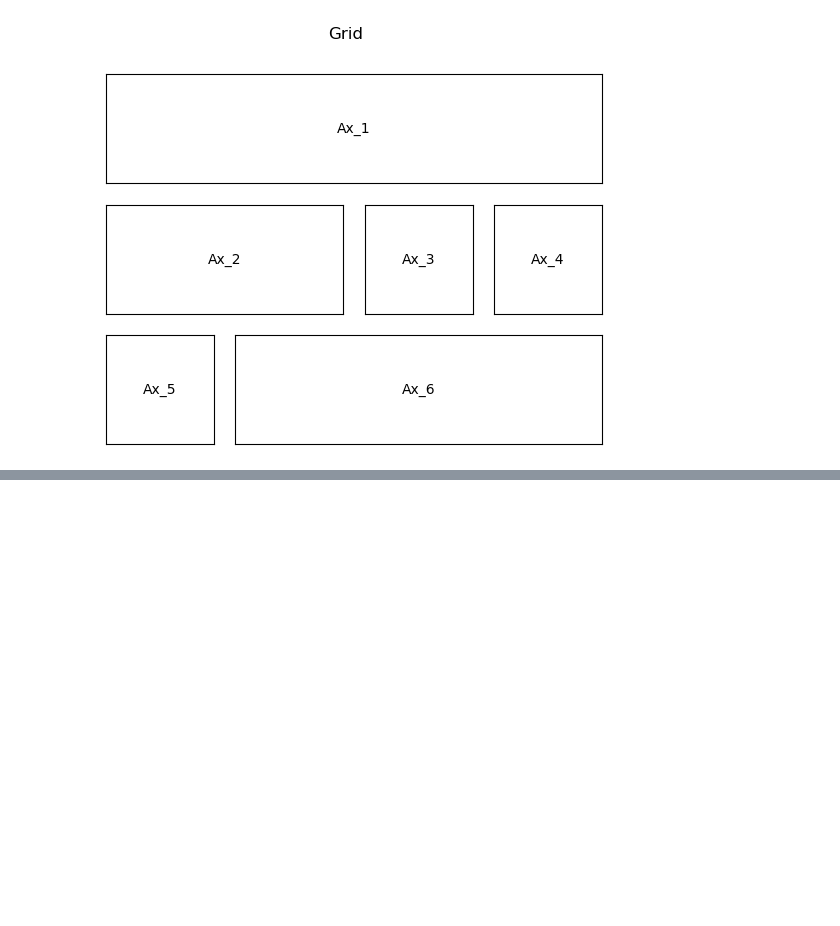
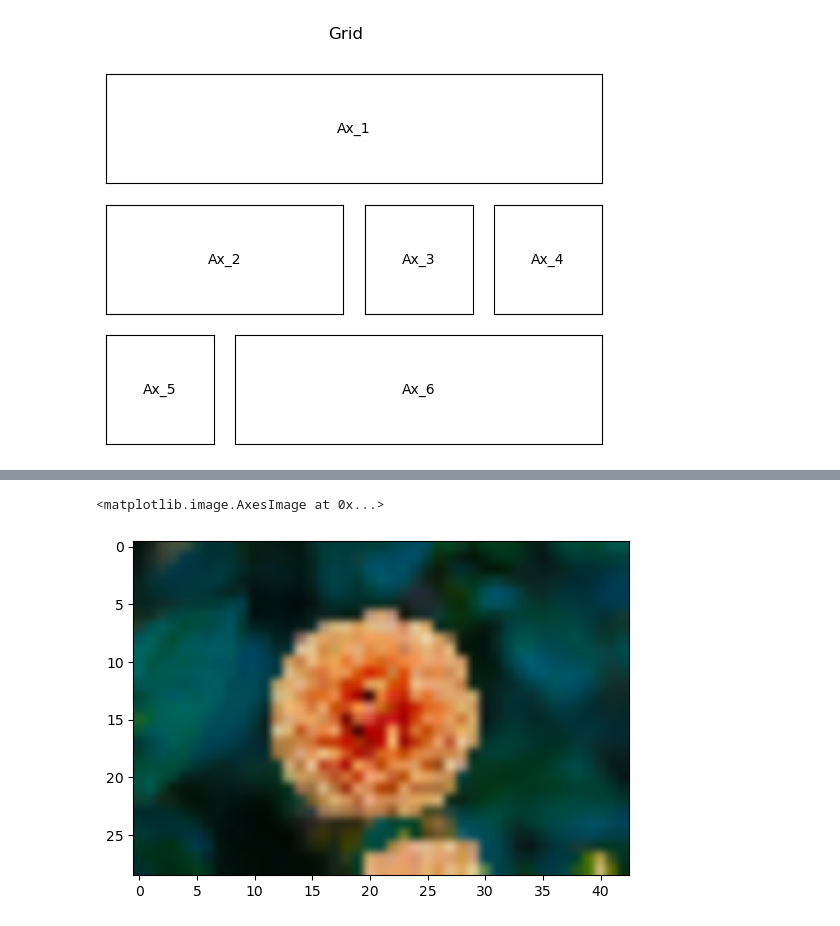
Before and after one commit to Michal-Radomski/Python-Data-Visualization, a Jupyter notebook: 01 Data Visualization/01_Matplotlib/image.ipynb, the cells around one changed output, grey strips where cells are left out. Drawn from its saved outputs; the diff is of its cells as text; code cells hidden in the pictures; blank space fills up the shorter version.

```diff
--- a/01 Data Visualization/01_Matplotlib/image.ipynb
+++ b/01 Data Visualization/01_Matplotlib/image.ipynb
@@ -84,0 +98,5 @@ ax4.hist(flower[...,2].flatten(), alpha=0.3, color="b", edgecolor="b", linewidth
+# %%
+plt.imshow(low_res, interpolation="hamming")
+# %% [output]
+<matplotlib.image.AxesImage at 0x...>
+[figure, added]
```
Also changed, not shown: parts of 6 cells of this notebook, 2 other files.
